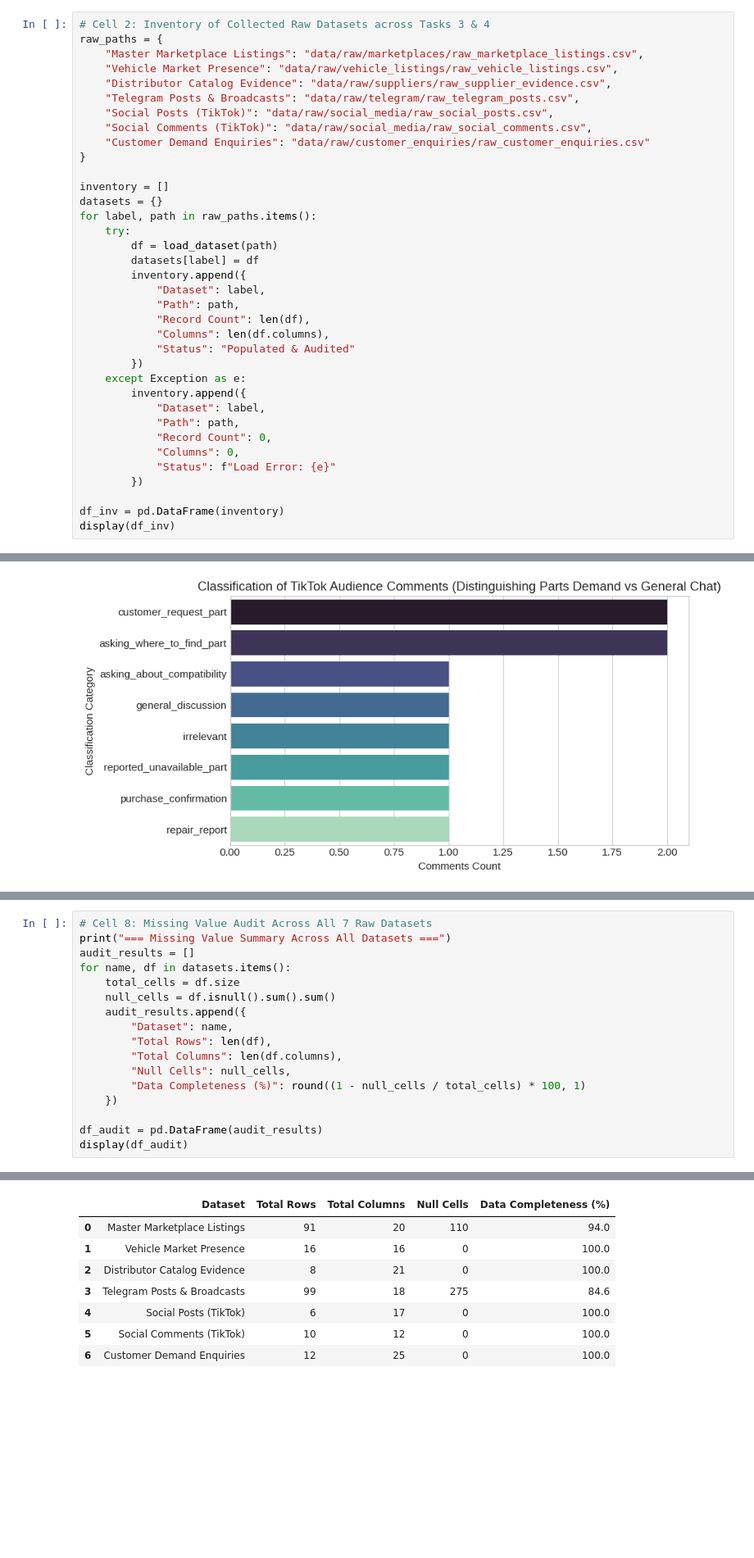
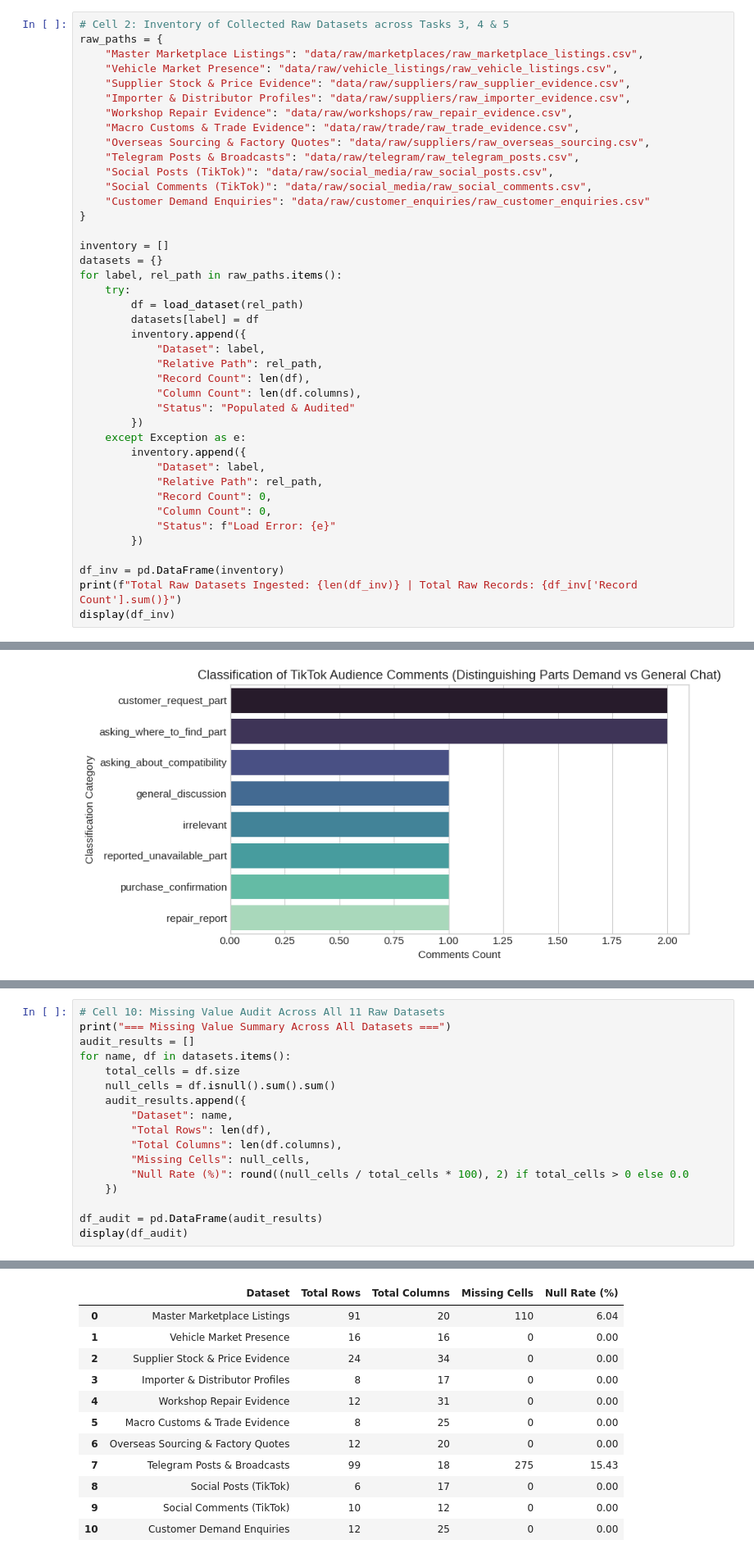
Before and after one commit to tad12e/EV_data_cleaning, a Jupyter notebook: choosing_spare_parts/notebooks/01_raw_data_exploration.ipynb, the cells around one changed output, grey strips where cells are left out. Shown at 82% size. Drawn from its saved outputs; the diff is of its cells as text; blank space fills up the shorter version.

Commit message:
feat(task-5): collect supplier, importer, workshop repair, trade customs, and overseas sourcing evidence

```diff
--- a/choosing_spare_parts/notebooks/01_raw_data_exploration.ipynb
+++ b/choosing_spare_parts/notebooks/01_raw_data_exploration.ipynb
@@ -44,11 +42,15 @@ print("Dual-loading utility initialized successfully.")
 # %% [output]
 Dual-loading utility initialized successfully.
 # %%
-# Cell 2: Inventory of Collected Raw Datasets across Tasks 3 & 4
+# Cell 2: Inventory of Collected Raw Datasets across Tasks 3, 4 & 5
 raw_paths = {
     "Master Marketplace Listings": "data/raw/marketplaces/raw_marketplace_listings.csv",
     "Vehicle Market Presence": "data/raw/vehicle_listings/raw_vehicle_listings.csv",
-    "Distributor Catalog Evidence": "data/raw/suppliers/raw_supplier_evidence.csv",
+    "Supplier Stock & Price Evidence": "data/raw/suppliers/raw_supplier_evidence.csv",
+    "Importer & Distributor Profiles": "data/raw/suppliers/raw_importer_evidence.csv",
+    "Workshop Repair Evidence": "data/raw/workshops/raw_repair_evidence.csv",
+    "Macro Customs & Trade Evidence": "data/raw/trade/raw_trade_evidence.csv",
+    "Overseas Sourcing & Factory Quotes": "data/raw/suppliers/raw_overseas_sourcing.csv",
     "Telegram Posts & Broadcasts": "data/raw/telegram/raw_telegram_posts.csv",
     "Social Posts (TikTok)": "data/raw/social_media/raw_social_posts.csv",
     "Social Comments (TikTok)": "data/raw/social_media/raw_social_comments.csv",
@@ -57,26 +59,27 @@ raw_paths = {
 
 inventory = []
 datasets = {}
-for label, path in raw_paths.items():
+for label, rel_path in raw_paths.items():
     try:
-        df = load_dataset(path)
+        df = load_dataset(rel_path)
         datasets[label] = df
         inventory.append({
             "Dataset": label,
-            "Path": path,
+            "Relative Path": rel_path,
             "Record Count": len(df),
-            "Columns": len(df.columns),
+            "Column Count": len(df.columns),
             "Status": "Populated & Audited"
         })
     except Exception as e:
         inventory.append({
             "Dataset": label,
-            "Path": path,
+            "Relative Path": rel_path,
             "Record Count": 0,
-            "Columns": 0,
+            "Column Count": 0,
             "Status": f"Load Error: {e}"
         })
 
 df_inv = pd.DataFrame(inventory)
+print(f"Total Raw Datasets Ingested: {len(df_inv)} | Total Raw Records: {df_inv['Record Count'].sum()}")
 display(df_inv)
 # %% [output]
@@ -250,27 +338,31 @@ Customer Demand Enquiries Count: 12
 # %%
-# Cell 8: Missing Value Audit Across All 7 Raw Datasets
+# Cell 10: Missing Value Audit Across All 11 Raw Datasets
 print("=== Missing Value Summary Across All Datasets ===")
 audit_results = []
 for name, df in datasets.items():
     total_cells = df.size
     null_cells = df.isnull().sum().sum()
     audit_results.append({
         "Dataset": name,
         "Total Rows": len(df),
         "Total Columns": len(df.columns),
-        "Null Cells": null_cells,
-        "Data Completeness (%)": round((1 - null_cells / total_cells) * 100, 1)
+        "Missing Cells": null_cells,
+        "Null Rate (%)": round((null_cells / total_cells * 100), 2) if total_cells > 0 else 0.0
     })
 
 df_audit = pd.DataFrame(audit_results)
 display(df_audit)
 # %% [output]
 === Missing Value Summary Across All Datasets ===
-|  | Dataset | Total Rows | Total Columns | Null Cells | Data Completeness (%) |
-| 0 | Master Marketplace Listings | 91 | 20 | 110 | 94.0 |
-| 1 | Vehicle Market Presence | 16 | 16 | 0 | 100.0 |
-| 2 | Distributor Catalog Evidence | 8 | 21 | 0 | 100.0 |
-| 3 | Telegram Posts & Broadcasts | 99 | 18 | 275 | 84.6 |
-| 4 | Social Posts (TikTok) | 6 | 17 | 0 | 100.0 |
-| 5 | Social Comments (TikTok) | 10 | 12 | 0 | 100.0 |
-| 6 | Customer Demand Enquiries | 12 | 25 | 0 | 100.0 |
+|  | Dataset | Total Rows | Total Columns | Missing Cells | Null Rate (%) |
+| 0 | Master Marketplace Listings | 91 | 20 | 110 | 6.04 |
+| 1 | Vehicle Market Presence | 16 | 16 | 0 | 0.00 |
+| 2 | Supplier Stock & Price Evidence | 24 | 34 | 0 | 0.00 |
+| 3 | Importer & Distributor Profiles | 8 | 17 | 0 | 0.00 |
+| 4 | Workshop Repair Evidence | 12 | 31 | 0 | 0.00 |
+| 5 | Macro Customs & Trade Evidence | 8 | 25 | 0 | 0.00 |
+| 6 | Overseas Sourcing & Factory Quotes | 12 | 20 | 0 | 0.00 |
+| 7 | Telegram Posts & Broadcasts | 99 | 18 | 275 | 15.43 |
+| 8 | Social Posts (TikTok) | 6 | 17 | 0 | 0.00 |
+| 9 | Social Comments (TikTok) | 10 | 12 | 0 | 0.00 |
+| 10 | Customer Demand Enquiries | 12 | 25 | 0 | 0.00 |
```
Also changed, not shown: parts of 7 cells of this notebook, 19 other files.
